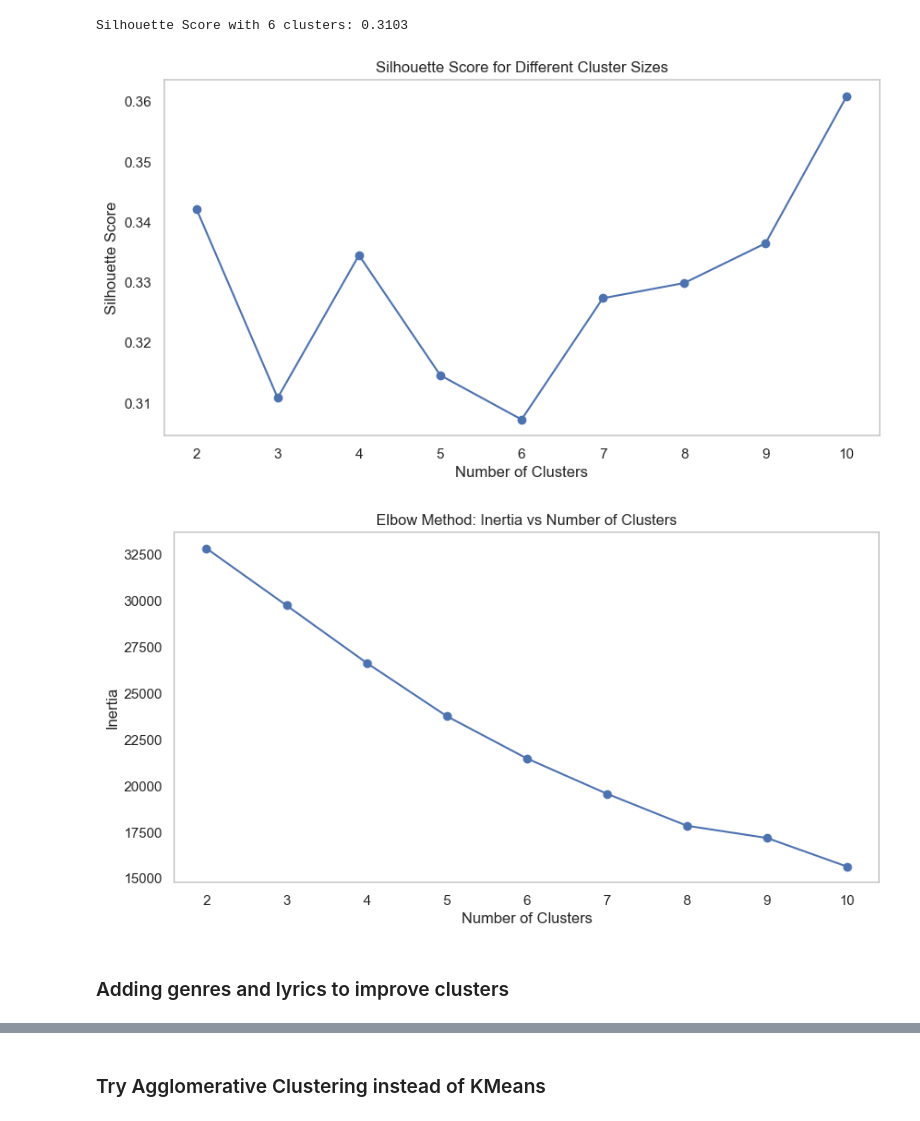
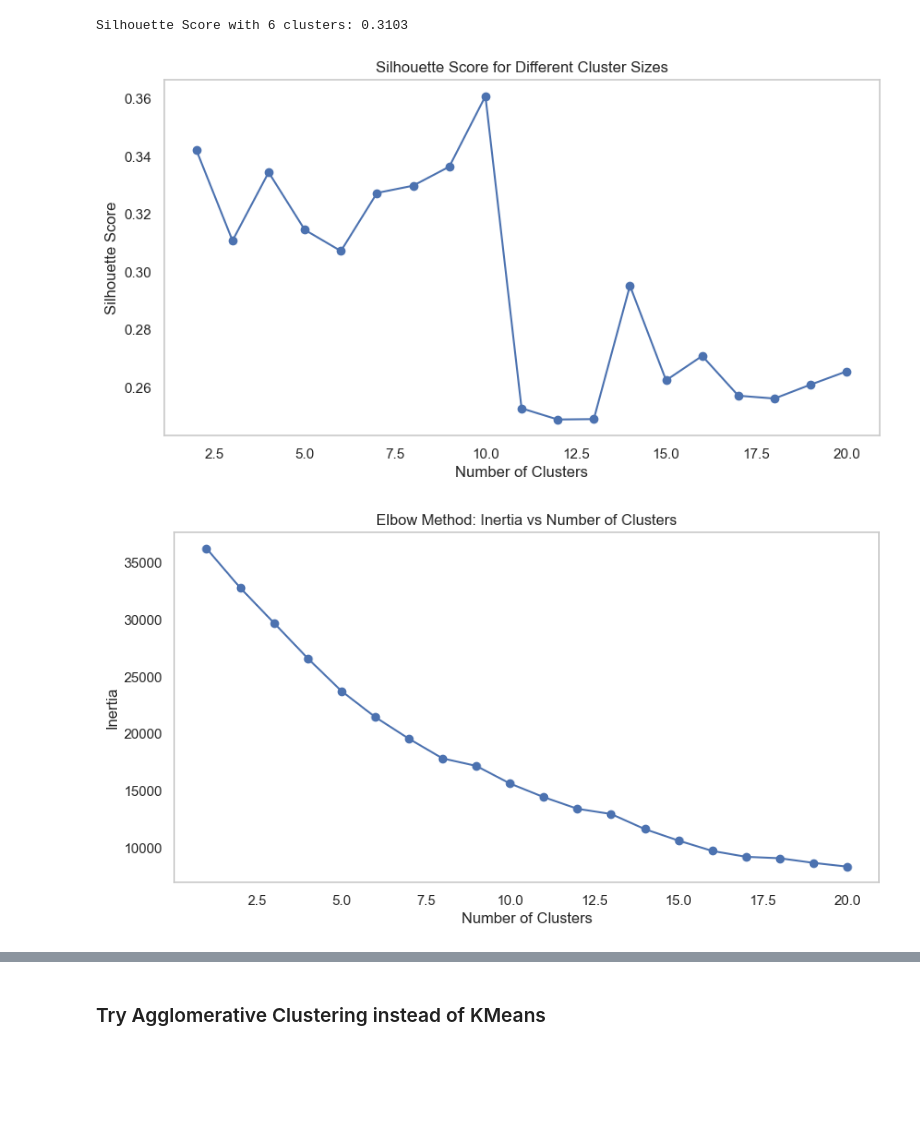
Before and after one commit to hannahdallas/captstone, a Jupyter notebook: notebook.ipynb, the cells around one changed output, grey strips where cells are left out. Drawn from its saved outputs; the diff is of its cells as text; code cells hidden in the pictures; blank space fills up the shorter version.

```diff
--- a/notebook.ipynb
+++ b/notebook.ipynb
@@ -456,33 +456,38 @@ Silhouette Score with 6 clusters: 0.3103
 # %%
 silhouette_scores = []
 inertia_scores = []
-cluster_range = range(2, 11)  # Testing from 2 to 10 clusters
+cluster_range = range(1, 21)  # Testing from 1 to 20 clusters
 
 for k in cluster_range:
-    kmeans = KMeans(n_clusters=k, random_state=42, n_init="auto")
-    labels = kmeans.fit_predict(df_pca.iloc[:, :-3])
-    silhouette_scores.append(silhouette_score(df_pca.iloc[:, :-3], labels))
-    inertia_scores.append(kmeans.inertia_)
+    if k == 1:
+        # Silhouette score is not defined for k=1
+        silhouette_scores.append(None)
+        kmeans = KMeans(n_clusters=k, random_state=42, n_init="auto")
+        kmeans.fit(df_pca.iloc[:, :-3])
+        inertia_scores.append(kmeans.inertia_)
+    else:
+        kmeans = KMeans(n_clusters=k, random_state=42, n_init="auto")
+        labels = kmeans.fit_predict(df_pca.iloc[:, :-3])
+        silhouette_scores.append(silhouette_score(df_pca.iloc[:, :-3], labels))
+        inertia_scores.append(kmeans.inertia_)
 
 # Plot Silhouette Score vs. Number of Clusters
 plt.figure(figsize=(10, 5))
-plt.plot(cluster_range, silhouette_scores, marker="o", linestyle="-")
+plt.plot(cluster_range[1:], silhouette_scores[1:], marker="o", linestyle="-")
 plt.xlabel("Number of Clusters")
 plt.ylabel("Silhouette Score")
 plt.title("Silhouette Score for Different Cluster Sizes")
 plt.grid()
 plt.show()
 
 # Plot Inertia vs. Number of Clusters
 plt.figure(figsize=(10, 5))
 plt.plot(cluster_range, inertia_scores, marker="o", linestyle="-")
 plt.xlabel("Number of Clusters")
 plt.ylabel("Inertia")
 plt.title("Elbow Method: Inertia vs Number of Clusters")
 plt.grid()
 plt.show()
 # %% [output]
-[figure, old version]
+[figure, new version]
-[figure, old version]
+[figure, new version]
-# %% [markdown]
-### Adding genres and lyrics to improve clusters
```
Also changed, not shown: parts of 28 cells of this notebook.
